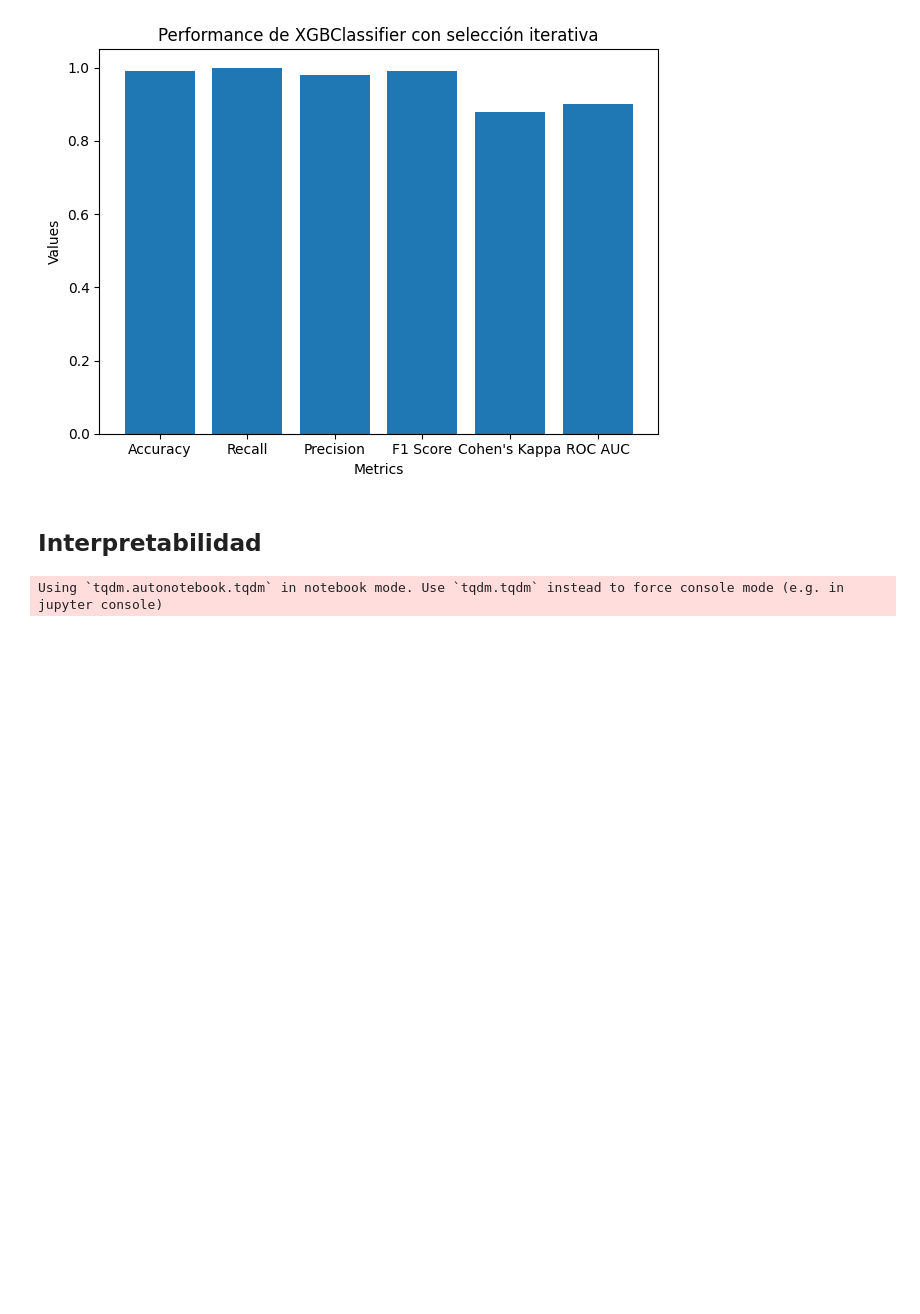
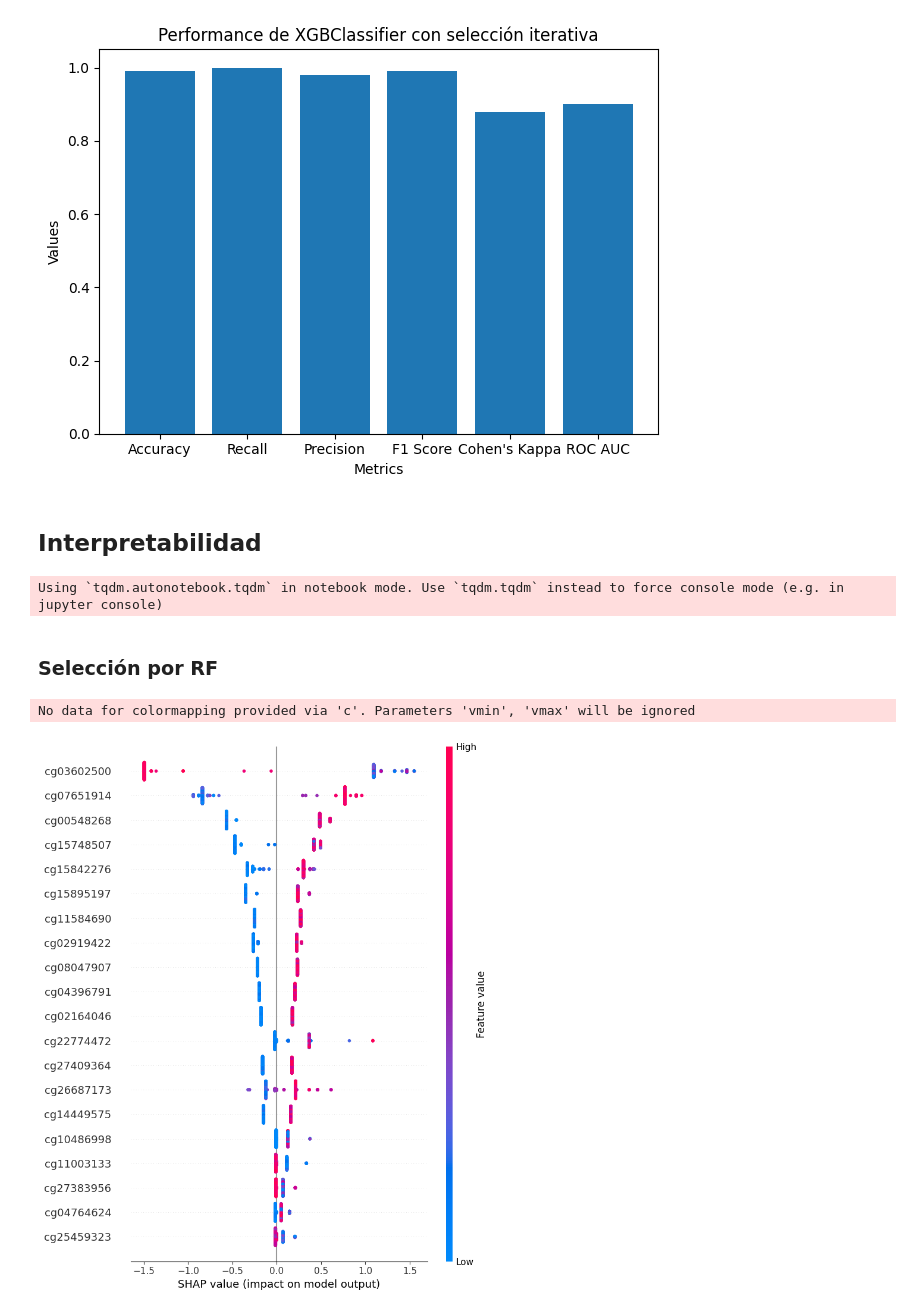
Before and after one commit to G-Urrea/Proyecto_Metilacion_ADN, a Jupyter notebook: notebooks/03-modeling_cpg.ipynb, the cells around one changed output. Saved outputs shown, nothing was run; the diff lists cells and outputs as text; code cells hidden in the pictures; blank space fills up the shorter version.

Commit message:
Shap values

```diff
--- a/notebooks/03-modeling_cpg.ipynb
+++ b/notebooks/03-modeling_cpg.ipynb
@@ -274,3 +275,14 @@ for estim in rf_pred_test:
 import shap
 # %% [output]
 Using `tqdm.autonotebook.tqdm` in notebook mode. Use `tqdm.tqdm` instead to force console mode (e.g. in jupyter console)
+# %% [markdown]
+### Selección por RF
+# %%
+xgb_rf = rf_estimators['XGBClassifier']
+
+explainer = shap.TreeExplainer(xgb_rf)
+shap_values = explainer(x_rf)
+shap.summary_plot(shap_values, x_rf)
+# %% [output]
+No data for colormapping provided via 'c'. Parameters 'vmin', 'vmax' will be ignored
+[figure, added]
```
Also changed, not shown: parts of 9 cells of this notebook.
